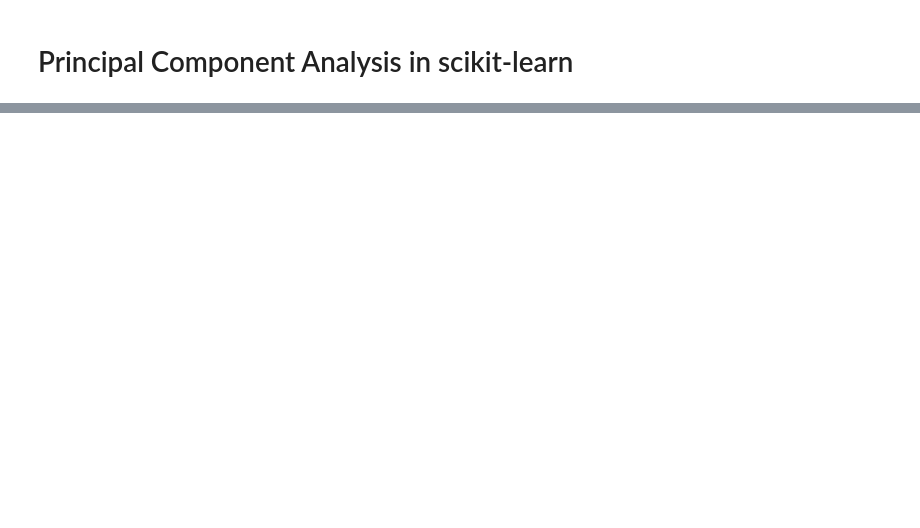
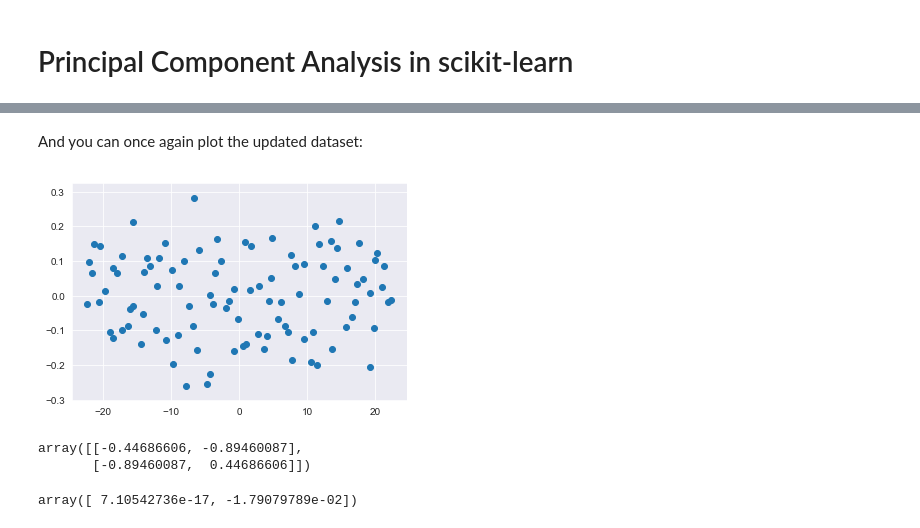
Before and after one commit to learn-co-curriculum/dsc-pca-in-scikitlearn, a Jupyter notebook: index.ipynb, the cells around one changed output, grey strips where cells are left out. Cells and saved outputs as stored; diff of their text form; code cells hidden in the pictures; blank space fills up the shorter version.

```diff
--- a/index.ipynb
+++ b/index.ipynb
@@ -140,0 +44,20 @@ In this lesson, we looked at implementing PCA with scikit-learn. We looked creat
+# %%
+from sklearn.decomposition import PCA
+
+pca = PCA()
+transformed = pca.fit_transform(X)
+# %% [markdown]
+And you can once again plot the updated dataset:
+# %%
+plt.scatter(transformed[:,0], transformed[:,1]);
+# %% [output]
+[figure, added]
+# %%
+pca.components_
+# %% [output]
+array([[-0.44686606, -0.89460087],
+       [-0.89460087,  0.44686606]])
+# %%
+pca.mean_
+# %% [output]
+array([ 7.10542736e-17, -1.79079789e-02])
```
Also changed, not shown: parts of 50 cells of this notebook, 10 other files.
